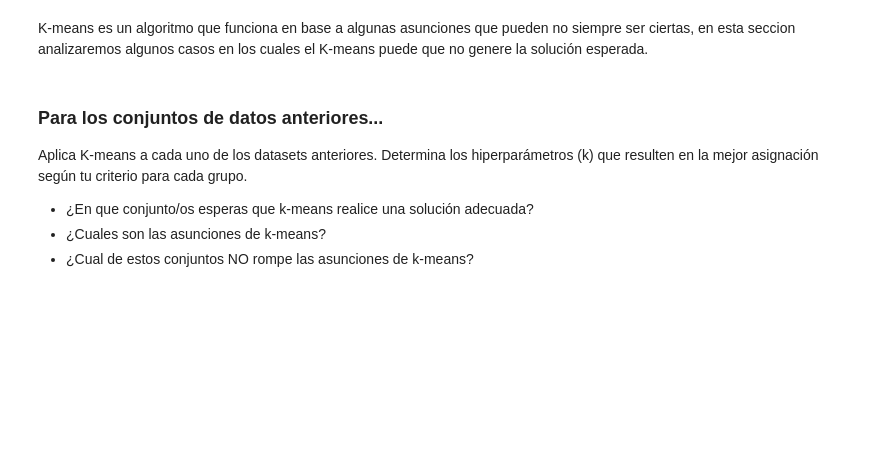
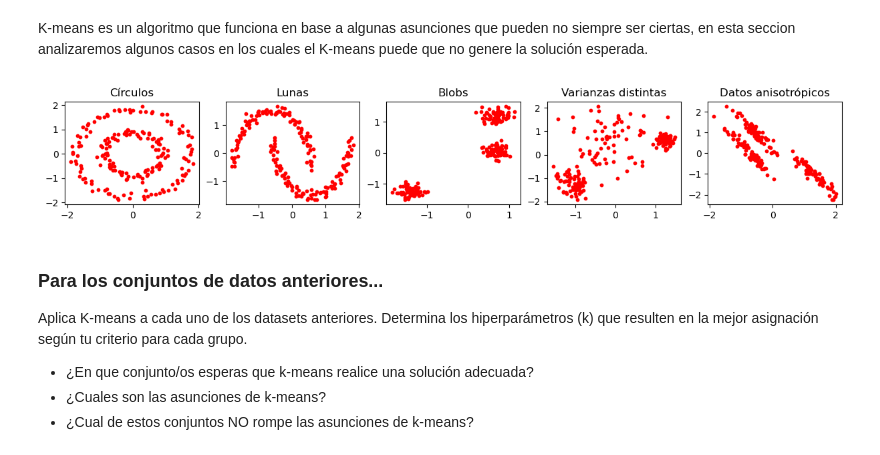
Before and after one commit to marianovba/ML23_LosGoons, a Jupyter notebook: ml23/ejercicio_4_Unsupervised/clustering.ipynb, the cells around one changed output. Saved outputs shown, nothing was run; the diff lists cells and outputs as text; code cells hidden in the pictures; blank space fills up the shorter version.

```diff
--- a/ml23/ejercicio_4_Unsupervised/clustering.ipynb
+++ b/ml23/ejercicio_4_Unsupervised/clustering.ipynb
@@ -119,20 +123,23 @@ datasets = {"Círculos": noisy_circles,
 # %%
 # ============
 # Graficamos los datos
 # ============
 n_rows = 1
 n_cols = len(datasets)
 fig, axs = plt.subplots(n_rows, n_cols, figsize=(3*n_cols, 2))
 axs = axs.flatten()
 for (name, data), ax in zip(datasets.items(), axs):
     X, _ = data
     # Normalizamos los datos para que todos estén en la misma escala
     X = StandardScaler().fit_transform(X)
+
     # TODO: Grafica los datos usando scatter
     # ====== Start of solution =====
-
+    ax.scatter(X[:,0], X[:,1], s=10, c='r', marker='o')
     # ====== End of solution =====
     ax.set_title(name)
+# %% [output]
+[figure, added]
 # %% [markdown]
 ### Para los conjuntos de datos anteriores...
 Aplica K-means a cada uno de los datasets anteriores. Determina los hiperparámetros (k) que resulten en la mejor asignación según tu criterio para cada grupo.
```
Also changed, not shown: parts of 4 cells of this notebook.
